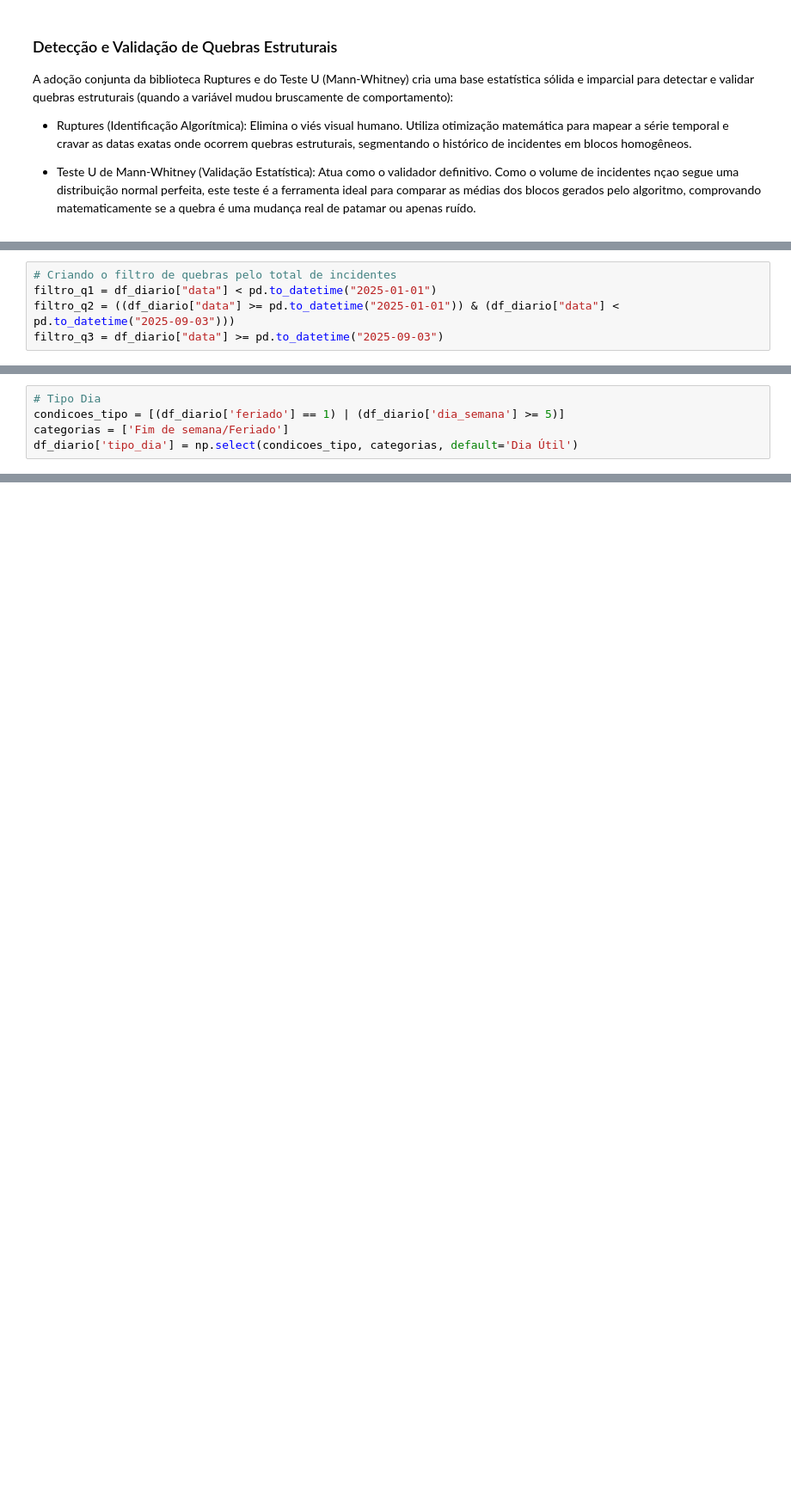
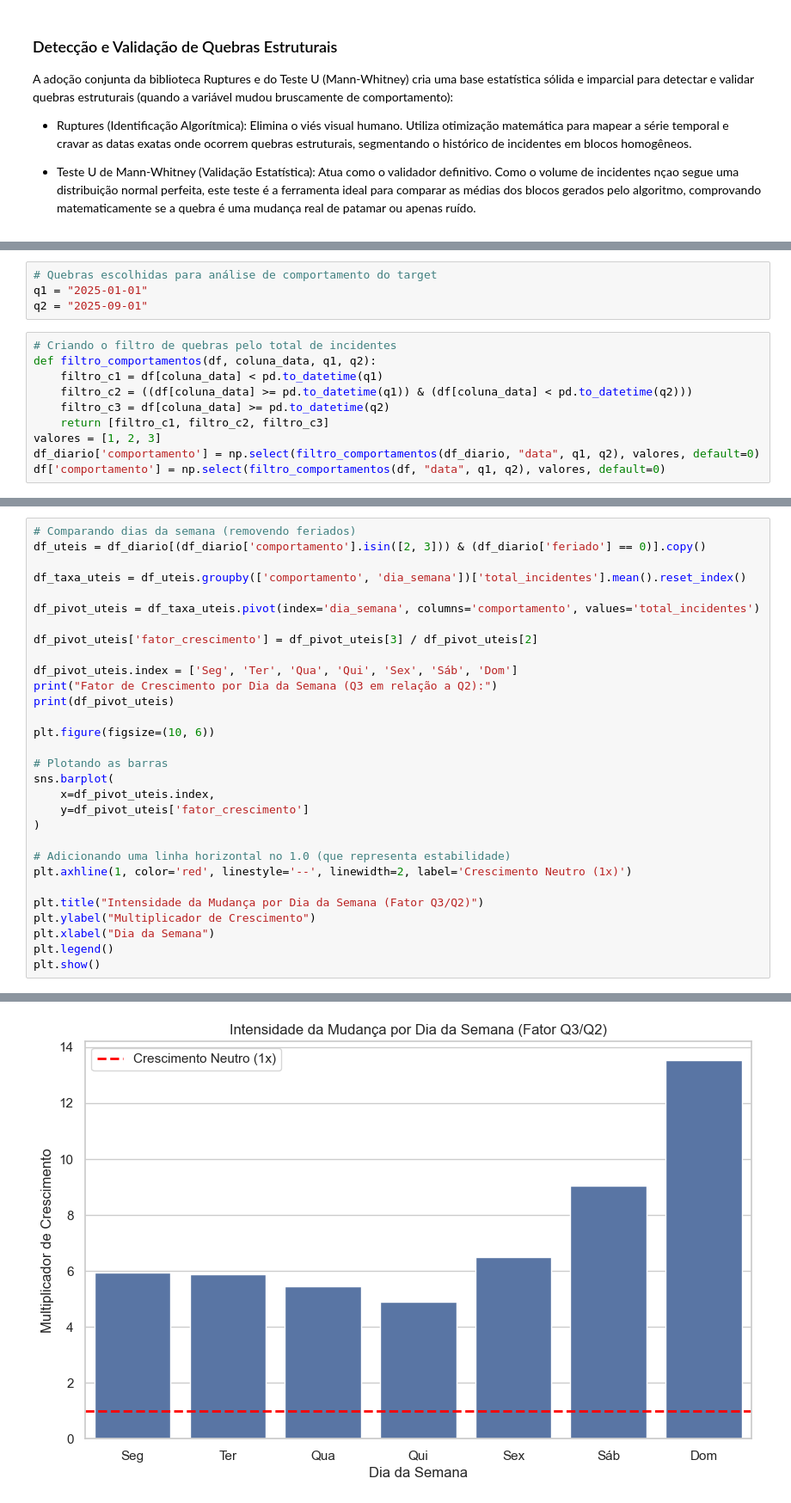
Before and after one commit to jffdevbr/challenge_locaweb, a Jupyter notebook: notebooks/data_exploration_target_behavior.ipynb, the cells around one changed output, grey strips where cells are left out. Shown at 86% size. Cells and saved outputs as stored; diff of their text form; blank space fills up the shorter version.

```diff
--- a/notebooks/data_exploration_target_behavior.ipynb
+++ b/notebooks/data_exploration_target_behavior.ipynb
@@ -570,5 +683,14 @@ Quebra 2 na data: 03/09/2025
+# %%
+# Quebras escolhidas para análise de comportamento do target
+q1 = "2025-01-01"
+q2 = "2025-09-01"
 # %%
 # Criando o filtro de quebras pelo total de incidentes
-filtro_q1 = df_diario["data"] < pd.to_datetime("2025-01-01")
-filtro_q2 = ((df_diario["data"] >= pd.to_datetime("2025-01-01")) & (df_diario["data"] < pd.to_datetime("2025-09-03")))
-filtro_q3 = df_diario["data"] >= pd.to_datetime("2025-09-03")
+def filtro_comportamentos(df, coluna_data, q1, q2):
+    filtro_c1 = df[coluna_data] < pd.to_datetime(q1)
+    filtro_c2 = ((df[coluna_data] >= pd.to_datetime(q1)) & (df[coluna_data] < pd.to_datetime(q2)))
+    filtro_c3 = df[coluna_data] >= pd.to_datetime(q2)
+    return [filtro_c1, filtro_c2, filtro_c3]
+valores = [1, 2, 3]
+df_diario['comportamento'] = np.select(filtro_comportamentos(df_diario, "data", q1, q2), valores, default=0)
+df['comportamento'] = np.select(filtro_comportamentos(df, "data", q1, q2), valores, default=0)
@@ -734,5 +698,0 @@ df_diario.sample(5)
-# %%
-# Tipo Dia
-condicoes_tipo = [(df_diario['feriado'] == 1) | (df_diario['dia_semana'] >= 5)]
-categorias = ['Fim de semana/Feriado']
-df_diario['tipo_dia'] = np.select(condicoes_tipo, categorias, default='Dia Útil')
@@ -738,0 +779,31 @@ df_diario['tipo_dia'] = np.select(condicoes_tipo, categorias, default='Dia Útil
+# %%
+# Comparando dias da semana (removendo feriados)
+df_uteis = df_diario[(df_diario['comportamento'].isin([2, 3])) & (df_diario['feriado'] == 0)].copy()
+
+df_taxa_uteis = df_uteis.groupby(['comportamento', 'dia_semana'])['total_incidentes'].mean().reset_index()
+
+df_pivot_uteis = df_taxa_uteis.pivot(index='dia_semana', columns='comportamento', values='total_incidentes')
+
+df_pivot_uteis['fator_crescimento'] = df_pivot_uteis[3] / df_pivot_uteis[2]
+
+df_pivot_uteis.index = ['Seg', 'Ter', 'Qua', 'Qui', 'Sex', 'Sáb', 'Dom']
+print("Fator de Crescimento por Dia da Semana (Q3 em relação a Q2):")
+print(df_pivot_uteis)
+
+plt.figure(figsize=(10, 6))
+
+# Plotando as barras
+sns.barplot(
+    x=df_pivot_uteis.index,
+    y=df_pivot_uteis['fator_crescimento']
+)
+
+# Adicionando uma linha horizontal no 1.0 (que representa estabilidade)
+plt.axhline(1, color='red', linestyle='--', linewidth=2, label='Crescimento Neutro (1x)')
+
+plt.title("Intensidade da Mudança por Dia da Semana (Fator Q3/Q2)")
+plt.ylabel("Multiplicador de Crescimento")
+plt.xlabel("Dia da Semana")
+plt.legend()
+plt.show()
+# %% [output]
@@ -739 +819,2 @@ df_diario['tipo_dia'] = np.select(condicoes_tipo, categorias, default='Dia Útil
+[figure, added]
 # %% [markdown]
```
Also changed, not shown: parts of 82 cells of this notebook, 2 other files.
